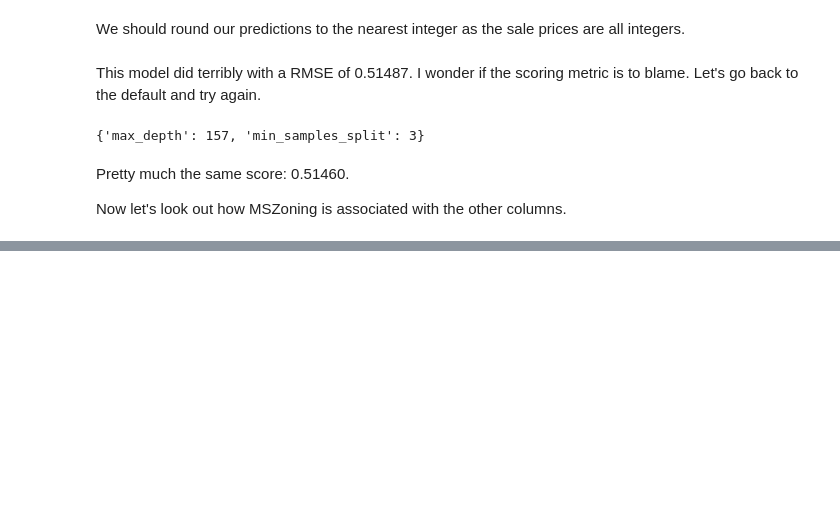
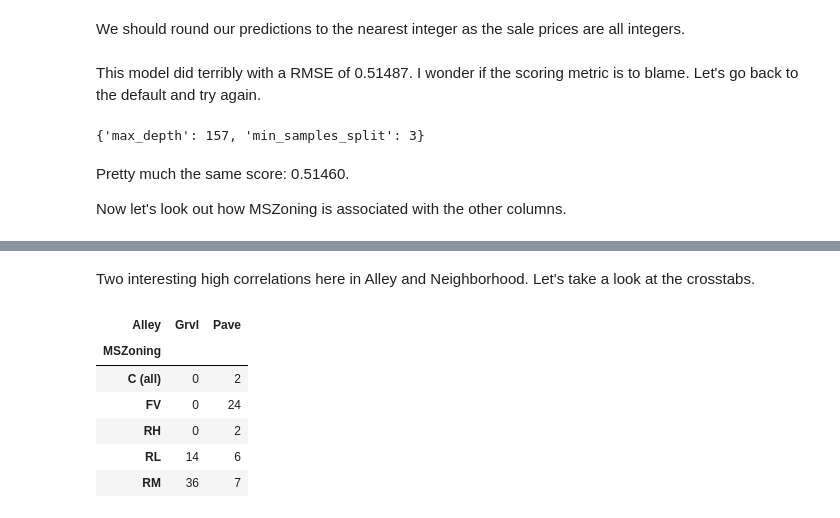
Before and after one commit to danielhertenstein/kaggle, a Jupyter notebook: house_prices/single_variable/MSZoning.ipynb, the cells around one changed output, grey strips where cells are left out. Drawn from its saved outputs; the diff is of its cells as text; code cells hidden in the pictures; blank space fills up the shorter version.

```diff
--- a/house_prices/single_variable/MSZoning.ipynb
+++ b/house_prices/single_variable/MSZoning.ipynb
@@ -160,0 +183,12 @@ Now let's look out how MSZoning is associated with the other columns.
+# %% [markdown]
+Two interesting high correlations here in Alley and Neighborhood. Let's take a look at the crosstabs.
+# %%
+pd.crosstab(train['MSZoning'], train['Alley'])
+# %% [output]
+| Alley | Grvl | Pave |
+| MSZoning |  |  |
+| C (all) | 0 | 2 |
+| FV | 0 | 24 |
+| RH | 0 | 2 |
+| RL | 14 | 6 |
+| RM | 36 | 7 |
```
Also changed, not shown: parts of 6 cells of this notebook.
